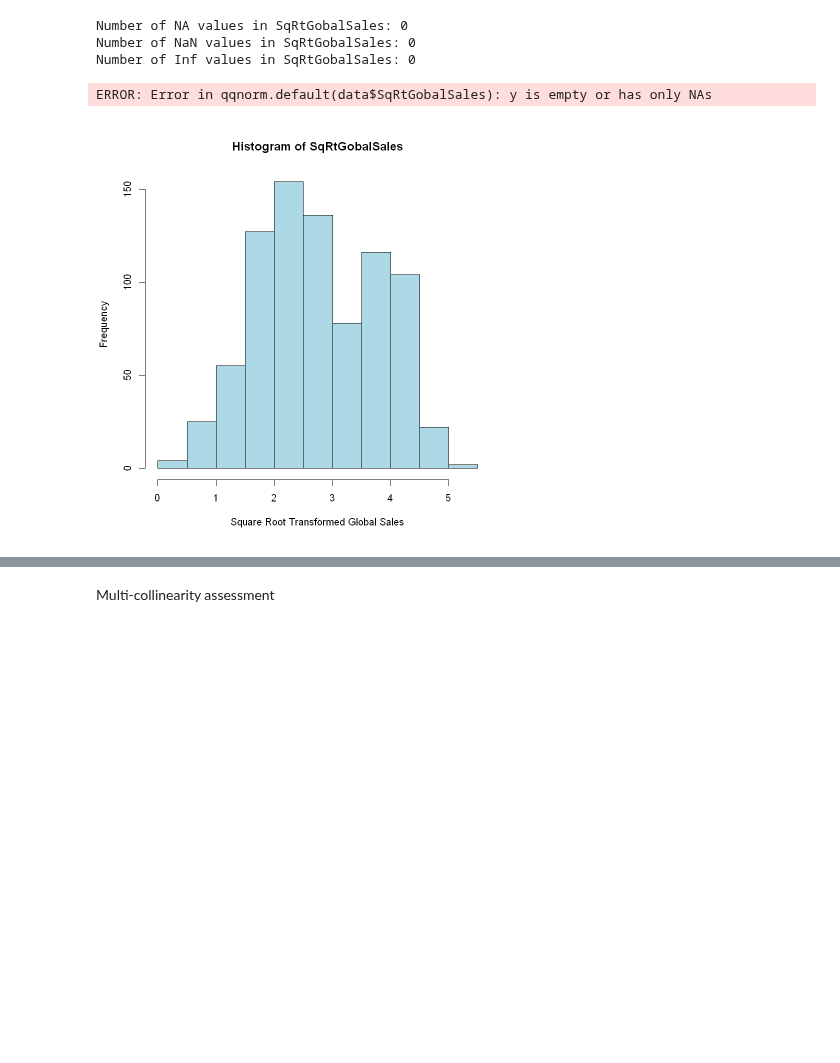
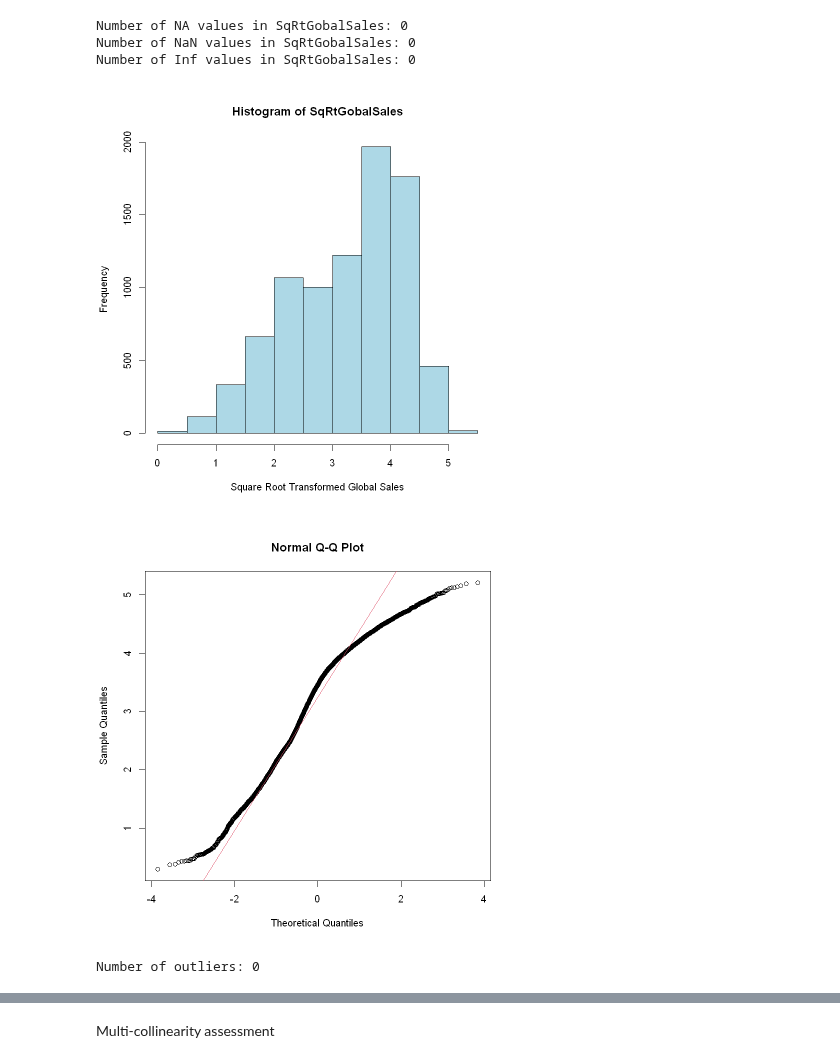
Before and after one commit to wd686/EBAC, a Jupyter notebook: dataProcessing/revenuePredictor_dataset2_v2.ipynb, the cells around one changed output, grey strips where cells are left out. Saved outputs shown, nothing was run; the diff lists cells and outputs as text; code cells hidden in the pictures; blank space fills up the shorter version.

```diff
--- a/dataProcessing/revenuePredictor_dataset2_v2.ipynb
+++ b/dataProcessing/revenuePredictor_dataset2_v2.ipynb
@@ -139,22 +132,9 @@ summary(data)
 ########################################################
 # data type
 # set the variables to factors (categorical data)
-data <- data %>%
+data2 <- data2 %>%
   mutate(
     Platform = as.factor(Platform),
     Genre = as.factor(Genre),
-    Publisher = as.factor(Publisher),
-    Developer = as.factor(Developer),
-    NoOfPlayers = as.factor(NoOfPlayers),
-    ReleaseWeekend = as.factor(ReleaseWeekend),
-    EndOfMonth = as.factor(EndOfMonth),
-    ReleaseWeekend = as.numeric(ReleaseWeekend),
-    MetaScore = as.numeric(MetaScore),
-    AvgUserScore = as.numeric (AvgUserScore),
-    ReleaseDate = as.Date(ReleaseDate)
-  )
-
-data ['releasedate_1986.2023'] = NULL
-data ['releasedate_VGOutput'] = NULL
-data ['releasedate_raw'] = NULL
-data ['releasedate_link'] = NULL
+    Publisher = as.factor(Publisher)
+    )
@@ -337,7 +219,7 @@ A tibble: 20 × 3
 # %%
 # Drop data from 2019 onwards to eliminate covid impact
 
-data <- subset(data, !(ReleaseYear == 2019))
+data2 <- subset(data2, !(ReleaseYear_v1 >= 2019 ))
 # %%
 ########################################################
 # Check the number of distinct values for the variables
@@ -577,5 +296,5 @@ Number of outliers: 0
 # %%
 # Right-skewed: transform 'GlobalSales' using log
-data$LogGlobalSales <- log(data$GlobalSales)
+data2$LogGlobalSales <- log(data2$GlobalSales)
 # %%
 # Check for NA values in the LogGobalSales column
@@ -611,5 +330,5 @@ ERROR: Error in qqnorm.default(data$LogGobalSales): y is empty or has only NAs
 # %%
 # Right-skewed: transform 'GlobalSales' using square root
-data$SqRtGlobalSales <- sqrt(data$GlobalSales)
+data2$SqRtGlobalSales <- sqrt(data2$GlobalSales)
 # %%
 # Check for NA values in the SqRtGobalSales column
@@ -631,14 +350,33 @@ Number of NaN values in SqRtGobalSales: 0
 Number of Inf values in SqRtGobalSales: 0
 # %%
 # Create a histogram for 'SqRtGobalSales'
-hist(x = data$SqRtGlobalSales, main = "Histogram of SqRtGobalSales", xlab = "Square Root Transformed Global Sales", col = "lightblue")
+hist(x = data2$SqRtGlobalSales, main = "Histogram of SqRtGobalSales", xlab = "Square Root Transformed Global Sales", col = "lightblue")
 
 # Create a QQ plot for 'SqRtGobalSales'
-qqnorm(data$SqRtGobalSales)
-qqline(data$SqRtGobalSales, col = 2)
+qqnorm(data2$SqRtGlobalSales)
+qqline(data2$SqRtGlobalSales, col = 2)
 
 # Display both the histogram and the QQ plot side by side
 par(mfrow = c(2, 2))
 # %% [output]
-ERROR: Error in qqnorm.default(data$SqRtGobalSales): y is empty or has only NAs
-[figure, old version]
+[figure, new version]
+[figure, added]
+# %%
+# Remove outliers
+
+# Calculate the IQR for Global Sales
+Q1 <- quantile(data2$SqRtGlobalSales, 0.25)
+Q3 <- quantile(data2$SqRtGlobalSales, 0.75)
+IQR_value <- Q3 - Q1
+
+# Define the lower and upper bounds for identifying outliers
+lower_bound <- Q1 - 1.5 * IQR_value
+upper_bound <- Q3 + 1.5 * IQR_value
+
+# Identify outliers
+outliers <- data2$SqRtGlobalSales[data2$SqRtGlobalSales < lower_bound | data2$SqRtGlobalSales > upper_bound]
+
+# Display the number of outliers removed
+cat("Number of outliers:", length(outliers), "\n")
+# %% [output]
+Number of outliers: 0
```
Also changed, not shown: parts of 51 cells of this notebook.
